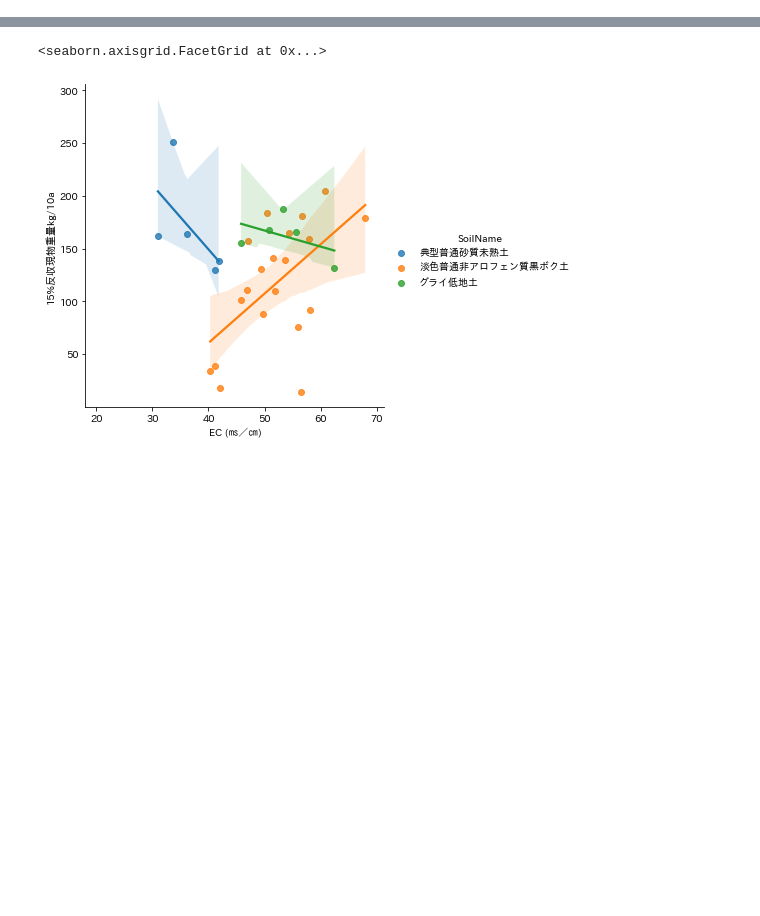
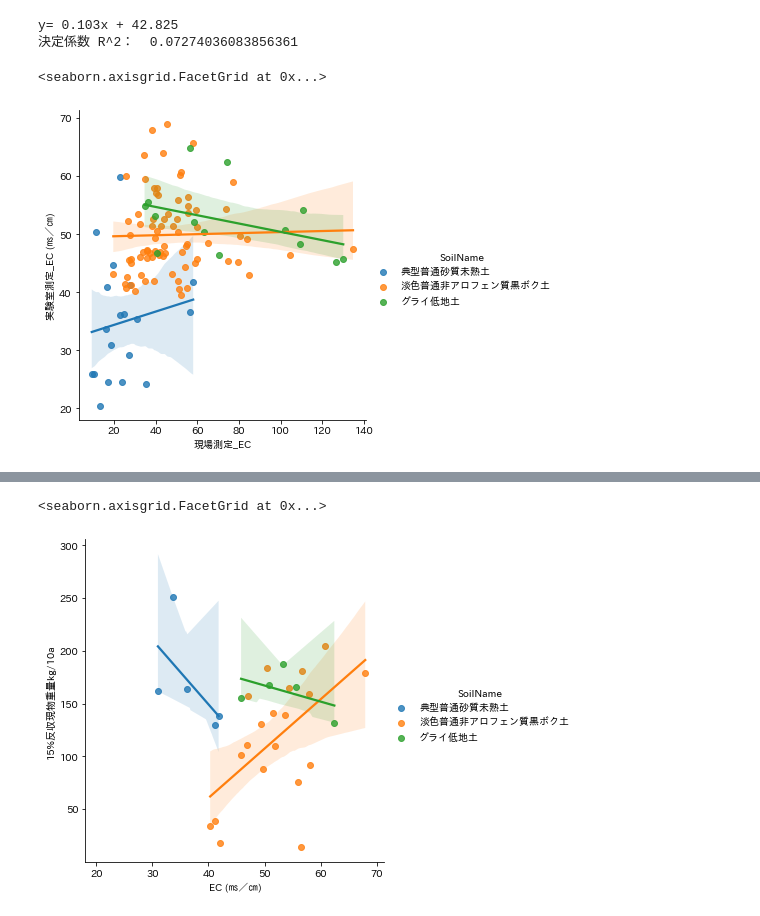
Before and after one commit to sagri-tokyo/akita_daizu, a Jupyter notebook: 0.TNTC_pHEC相関.ipynb, the cells around one changed output, grey strips where cells are left out. Drawn from its saved outputs; the diff is of its cells as text; code cells hidden in the pictures; blank space fills up the shorter version.

```diff
--- a/0.TNTC_pHEC相関.ipynb
+++ b/0.TNTC_pHEC相関.ipynb
@@ -71,0 +55,15 @@ xを説明変数（EH,pH）とし，yを目的変数（数量）
+# %%
+x = ph_soil[['現場測定_EC']]
+y = ph_soil[['実験室測定_EC (㎳／㎝)']]
+model_lr = LinearRegression()
+model_lr.fit(x, y)
+print('y= %.3fx + %.3f' % (model_lr.coef_ , model_lr.intercept_))
+print('決定係数 R^2： ', model_lr.score(x, y))
+# %% [output]
+y= 0.103x + 42.825
+決定係数 R^2：  0.07274036083856361
+# %%
+sns.lmplot(x='現場測定_EC',y='実験室測定_EC (㎳／㎝)',hue = 'SoilName',data = soil_data)
+# %% [output]
+<seaborn.axisgrid.FacetGrid at 0x...>
+[figure, added]
```
Also changed, not shown: parts of 41 cells of this notebook, 5 other files.
